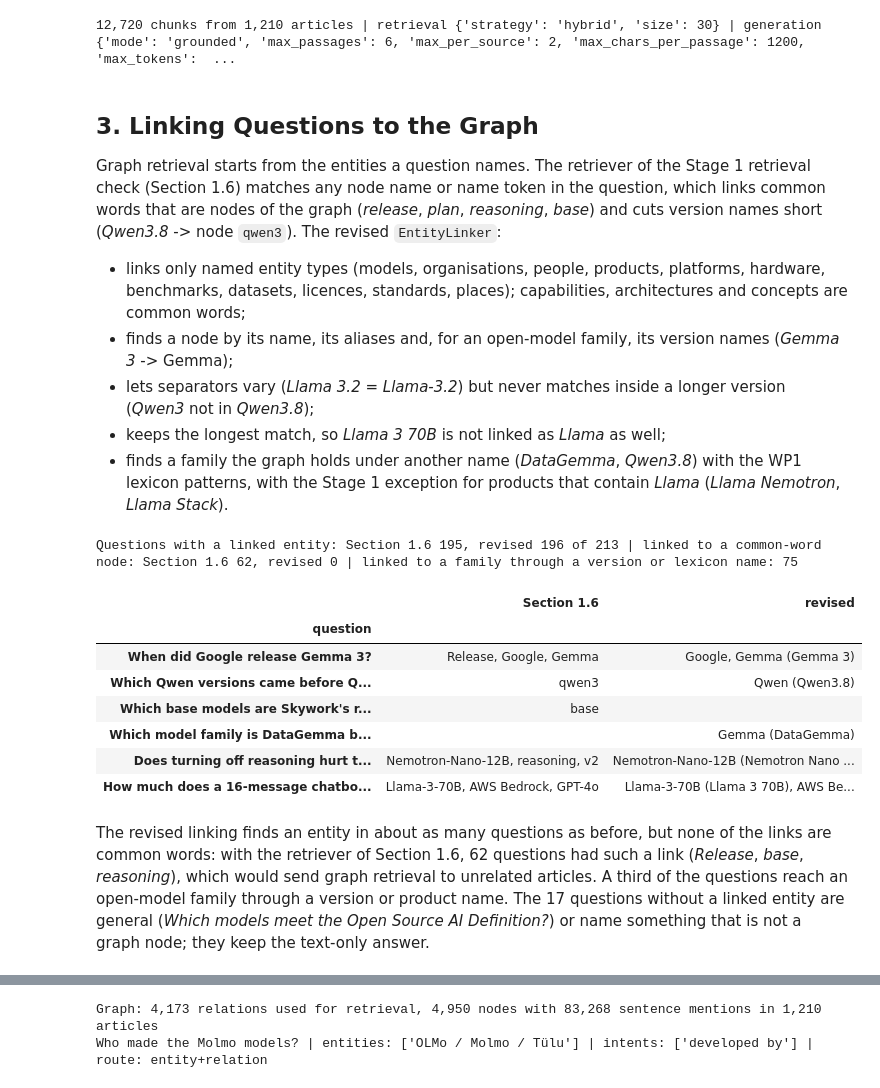
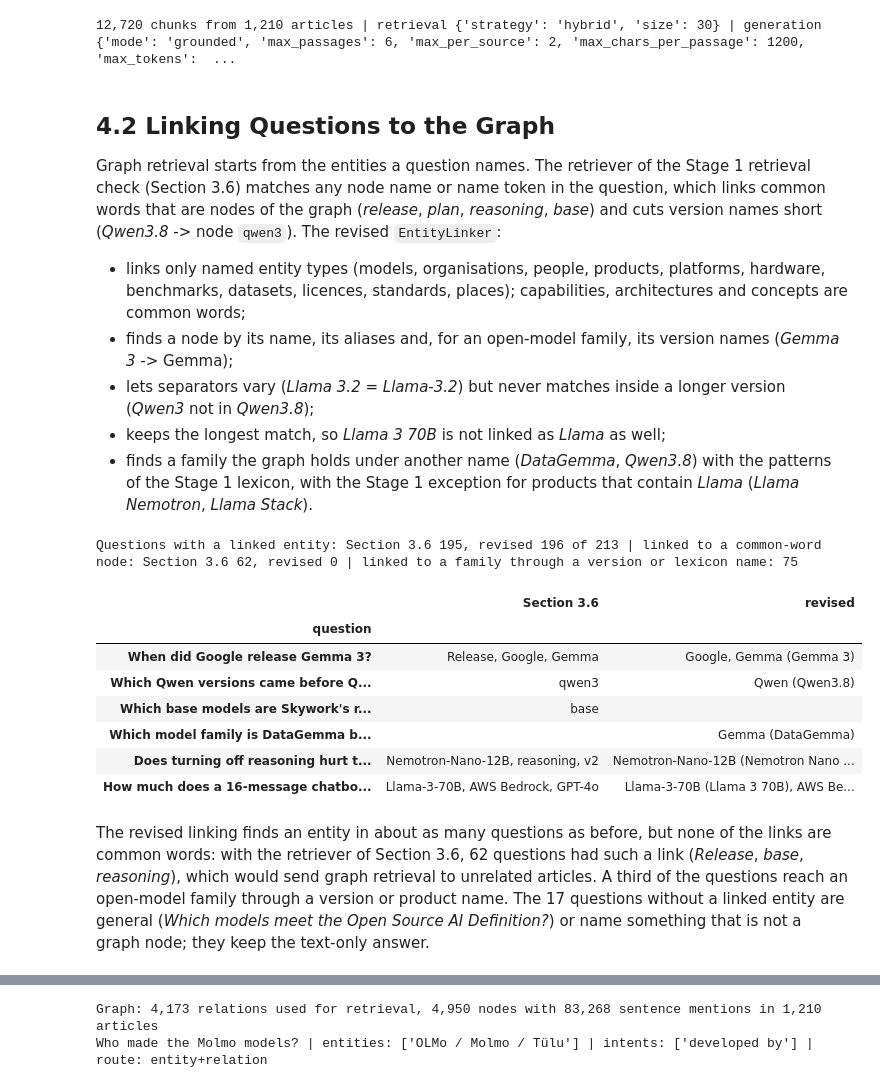
Before and after one commit to jihyeon26/computational-language-technology-hs26, a Jupyter notebook: stage3/stage3_final.ipynb, the cells around one changed output, grey strips where cells are left out. Saved outputs shown, nothing was run; the diff lists cells and outputs as text; code cells hidden in the pictures.

```diff
--- a/stage3/stage3_final.ipynb
+++ b/stage3/stage3_final.ipynb
@@ -1003,12 +976,12 @@ if IN_COLAB:
     drive.mount("/content/drive")
     DRIVE = Path("/content/drive/MyDrive/HSLU/CLT")
     DATA_DIR = DRIVE / "data" / "processed"                                  # Stage 1 corpus and core articles
-    WP1_RAG_DIR = DRIVE / "extraction_outputs" / "stage3" / "wp1" / "rag"    # WP1 corpus file and chunk embeddings
+    PART1_RAG_DIR = DRIVE / "extraction_outputs" / "stage3" / "wp1" / "rag"    # corpus file and chunk embeddings of Section 2
     OUT_DIR = DRIVE / "extraction_outputs" / "stage3" / "wp2"
 else:
     REPO = next(p for p in [Path.cwd(), *Path.cwd().parents] if (p / "src" / "stage3_graph_rag").exists())
     DATA_DIR = next(p for p in [REPO / "data" / "processed", REPO / "dataset" / "processed"] if p.exists())
-    WP1_RAG_DIR = REPO / "outputs" / "stage3_wp1_rag"
+    PART1_RAG_DIR = REPO / "outputs" / "stage3_wp1_rag"
     OUT_DIR = REPO / "artifacts" / "stage3_wp2" / "graph_rag"
     CODE = REPO
 OUT_DIR.mkdir(parents=True, exist_ok=True)
@@ -1019,20 +992,20 @@ def first(*paths):
     return next(p for p in paths if p.exists())
 
 
-# Repository inputs (a local copy keeps the WP1 and Stage 1 files under data/)
+# Repository inputs (a local copy keeps the Part 1 and Stage 1 files under data/)
 STAGE1_KG = CODE / "artifacts" / "stage3_wp2" / "stage1_inputs"        # Stage 1 knowledge graph tables
-STAGE1_WP2 = first(REPO / "artifacts" / "stage1_wp2" / "sentences.csv",
+STAGE1_EXTRACTION = first(REPO / "artifacts" / "stage1_wp2" / "sentences.csv",
                    REPO / "data" / "stage1_submitted" / "artifacts" / "stage1_wp2" / "sentences.csv").parent
 REVIEW_DIR = REPO / "artifacts" / "stage1_wp3" / "review"               # Stage 1 relation labels
 KG_REVISION_DIR = CODE / "artifacts" / "stage3_wp2" / "kg_revision"     # NLI cache, blind review sheets, data dictionary
 KG_V2_DIR = REPO / "outputs" / "stage3_kg_v2"                           # knowledge graph v2 (large files, not in git)
-WP1_DIR = first(REPO / "artifacts" / "stage3_wp1", REPO / "data" / "stage3_wp1")
+PART1_DIR = first(REPO / "artifacts" / "stage3_wp1", REPO / "data" / "stage3_wp1")
 LEXICON = REPO / "artifacts" / "stage1_wp1" / "lexicon" / "open_models_lexicon.json"
 CORE_ARTICLES = DATA_DIR / "open_models_core.parquet"
 KG_V2_DIR.mkdir(parents=True, exist_ok=True)
 
-RAG_SETTINGS = json.loads((WP1_DIR / "rag_settings.json").read_text(encoding="utf-8"))
-EVAL_SET = json.loads((WP1_DIR / "qa_reviewed.json").read_text(encoding="utf-8"))
+RAG_SETTINGS = json.loads((PART1_DIR / "rag_settings.json").read_text(encoding="utf-8"))
+EVAL_SET = json.loads((PART1_DIR / "qa_reviewed.json").read_text(encoding="utf-8"))
 TYPES = ["factual", "temporal", "relational", "analytical", "comparative"]
 print(f"Test set: {len(EVAL_SET)} questions | RAG model: {RAG_SETTINGS['rag_model']['model']}")
 # %% [output]
@@ -1060,7 +1031,7 @@ assertions = label_assertions(pd.read_parquet(STAGE1_KG / "typed_edges_assertion
 collapsed = pd.read_parquet(STAGE1_KG / "typed_edges_collapsed.parquet")
 relations_all_tiers = pd.read_parquet(STAGE1_KG / "relations_all_tiers.parquet")
 evidence_status = pd.read_parquet(STAGE1_KG / "evidence_status.parquet")
-sentences = pd.read_csv(STAGE1_WP2 / "sentences.csv")
+sentences = pd.read_csv(STAGE1_EXTRACTION / "sentences.csv")
 labels_of = nodes.set_index("entity_id")["canonical_name"]
 print(f"Stage 1 graph: {len(nodes):,} nodes, {len(collapsed):,} edges, {len(assertions):,} evidence rows")
 # %% [output]
@@ -1528,9 +1450,9 @@ W1101 17:36:03.801000 10029 torch/distributed/elastic/multiprocessing/redirects.
 Warning: You are sending unauthenticated requests to the HF Hub. Please set a HF_TOKEN to enable higher rate limits and faster downloads.
 12,720 chunks from 1,210 articles | retrieval {'strategy': 'hybrid', 'size': 30} | generation {'mode': 'grounded', 'max_passages': 6, 'max_per_source': 2, 'max_chars_per_passage': 1200, 'max_tokens':  ...
 # %% [markdown]
-## 3. Linking Questions to the Graph
+## 4.2 Linking Questions to the Graph
 
-Graph retrieval starts from the entities a question names. The retriever of the Stage 1 retrieval check (Section 1.6)
+Graph retrieval starts from the entities a question names. The retriever of the Stage 1 retrieval check (Section 3.6)
 matches any node name or name token in the question, which links common words that are nodes of the graph (*release*, *plan*, *reasoning*,
 *base*) and cuts version names short (*Qwen3.8* -> node `qwen3`). The revised `EntityLinker`:
 - links only named entity types (models, organisations, people, products, platforms, hardware, benchmarks, datasets,
@@ -1538,37 +1460,37 @@ matches any node name or name token in the question, which links common words th
 - finds a node by its name, its aliases and, for an open-model family, its version names (*Gemma 3* -> Gemma);
 - lets separators vary (*Llama 3.2* = *Llama-3.2*) but never matches inside a longer version (*Qwen3* not in *Qwen3.8*);
 - keeps the longest match, so *Llama 3 70B* is not linked as *Llama* as well;
-- finds a family the graph holds under another name (*DataGemma*, *Qwen3.8*) with the WP1 lexicon patterns, with the
+- finds a family the graph holds under another name (*DataGemma*, *Qwen3.8*) with the patterns of the Stage 1 lexicon, with the
   Stage 1 exception for products that contain *Llama* (*Llama Nemotron*, *Llama Stack*).
 # %%
 lexicon = json.loads(LEXICON.read_text(encoding="utf-8"))
-FAMILY_EXCEPTIONS = {"Llama": r"\bLlama[\w.\- ]{0,15}?(?:Nemotron|Stack)\b|\bLlamaCon\b"}   # as in Stage 1 and WP1
+FAMILY_EXCEPTIONS = {"Llama": r"\bLlama[\w.\- ]{0,15}?(?:Nemotron|Stack)\b|\bLlamaCon\b"}   # as in Stage 1 and Section 1
 linker = EntityLinker(nodes, {f["label"]: f["rx"] for f in lexicon["families"].values()}, FAMILY_EXCEPTIONS)
-string_matching = retrievers["after"]   # the retriever of Section 1.6
+string_matching = retrievers["after"]   # the retriever of Section 3.6
 
 rows = []
 for q in EVAL_SET:
     before = string_matching.resolve_entities(q["question"])
     after = linker.link(q["question"])
     rows.append({"id": q["id"], "type": q["type"], "question": q["question"],
-                 "Section 1.6": ", ".join(m["canonical_name"] for m in before),
+                 "Section 3.6": ", ".join(m["canonical_name"] for m in before),
                  "revised": ", ".join(f"{m.name} ({m.surface})" if m.name != m.surface else m.name for m in after),
                  "before_n": len(before), "after_n": len(after),
                  "before_common_word": any(m["entity_type"] not in NAMED_TYPES for m in before),
                  "after_family": any(m.method != "node_name" for m in after)})
 linking = pd.DataFrame(rows)
-print(f"Questions with a linked entity: Section 1.6 {linking['before_n'].gt(0).sum()}, revised "
-      f"{linking['after_n'].gt(0).sum()} of {len(linking)} | linked to a common-word node: Section 1.6 "
+print(f"Questions with a linked entity: Section 3.6 {linking['before_n'].gt(0).sum()}, revised "
+      f"{linking['after_n'].gt(0).sum()} of {len(linking)} | linked to a common-word node: Section 3.6 "
       f"{linking['before_common_word'].sum()}, revised 0 | linked to a family through a version or lexicon "
       f"name: {linking['after_family'].sum()}")
 EXAMPLES = ["When did Google release Gemma 3?", "Which Qwen versions came before Qwen3.8?",
             "Which base models are Skywork's reward models built on?", "Which model family is DataGemma built on?",
             "Does turning off reasoning hurt the accuracy of Nemotron Nano 12B v2?",
             "How much does a 16-message chatbot conversation cost with Llama 3 70B on AWS Bedrock compared with GPT-4o?"]
-display(linking.set_index("question").loc[[e for e in EXAMPLES if e in set(linking["question"])], ["Section 1.6", "revised"]])
+display(linking.set_index("question").loc[[e for e in EXAMPLES if e in set(linking["question"])], ["Section 3.6", "revised"]])
 # %% [output]
-Questions with a linked entity: Section 1.6 195, revised 196 of 213 | linked to a common-word node: Section 1.6 62, revised 0 | linked to a family through a version or lexicon name: 75
+Questions with a linked entity: Section 3.6 195, revised 196 of 213 | linked to a common-word node: Section 3.6 62, revised 0 | linked to a family through a version or lexicon name: 75
-|  | Section 1.6 | revised |
+|  | Section 3.6 | revised |
 | question |  |  |
 | When did Google release Gemma 3? | Release, Google, Gemma | Google, Gemma (Gemma 3) |
 | Which Qwen versions came before Q... | qwen3 | Qwen (Qwen3.8) |
@@ -1578,7 +1500,7 @@ Questions with a linked entity: Section 1.6 195, revised 196 of 213 | linked to
 | How much does a 16-message chatbo... | Llama-3-70B, AWS Bedrock, GPT-4o | Llama-3-70B (Llama 3 70B), AWS Be... |
 # %% [markdown]
 The revised linking finds an entity in about as many questions as before, but none of the links are common words:
-with the retriever of Section 1.6, 62 questions had such a link (*Release*, *base*, *reasoning*), which would send graph retrieval to
+with the retriever of Section 3.6, 62 questions had such a link (*Release*, *base*, *reasoning*), which would send graph retrieval to
 unrelated articles. A third of the questions reach an open-model family through a version or product name. The
 17 questions without a linked entity are general (*Which models meet the Open Source AI Definition?*) or name
 something that is not a graph node; they keep the text-only answer.
```
Also changed, not shown: parts of 77 cells of this notebook.
